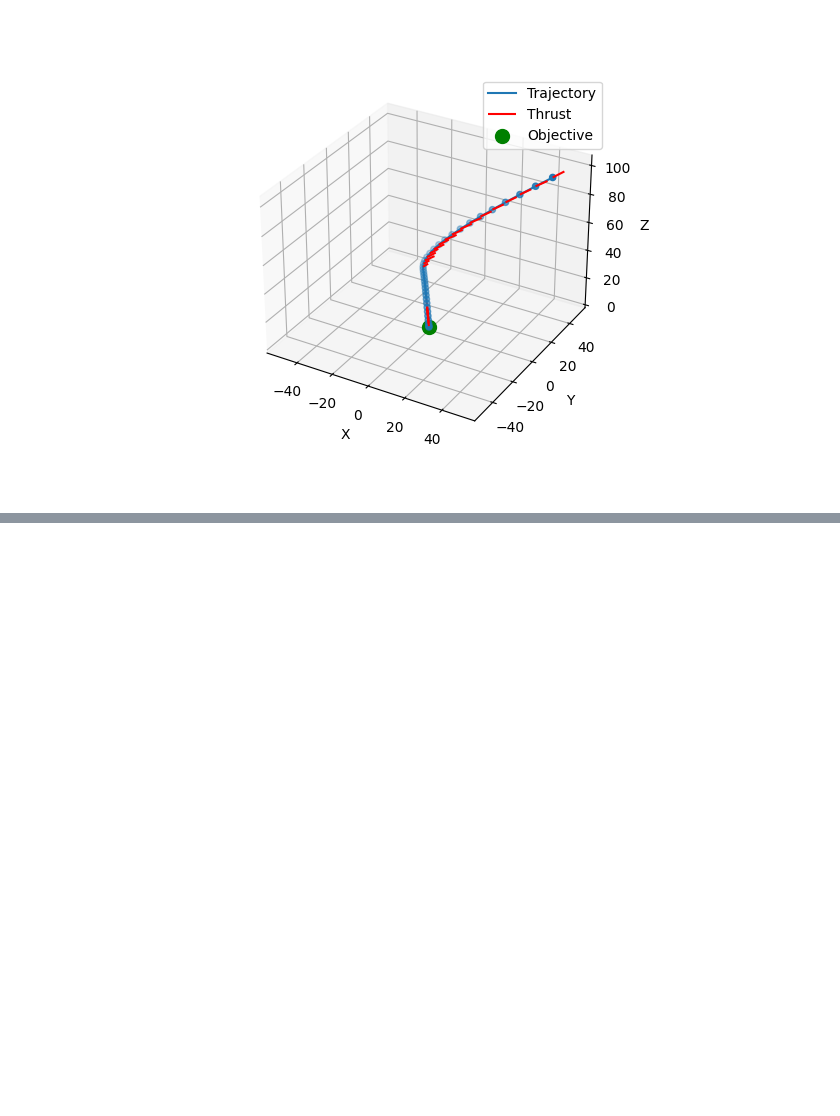
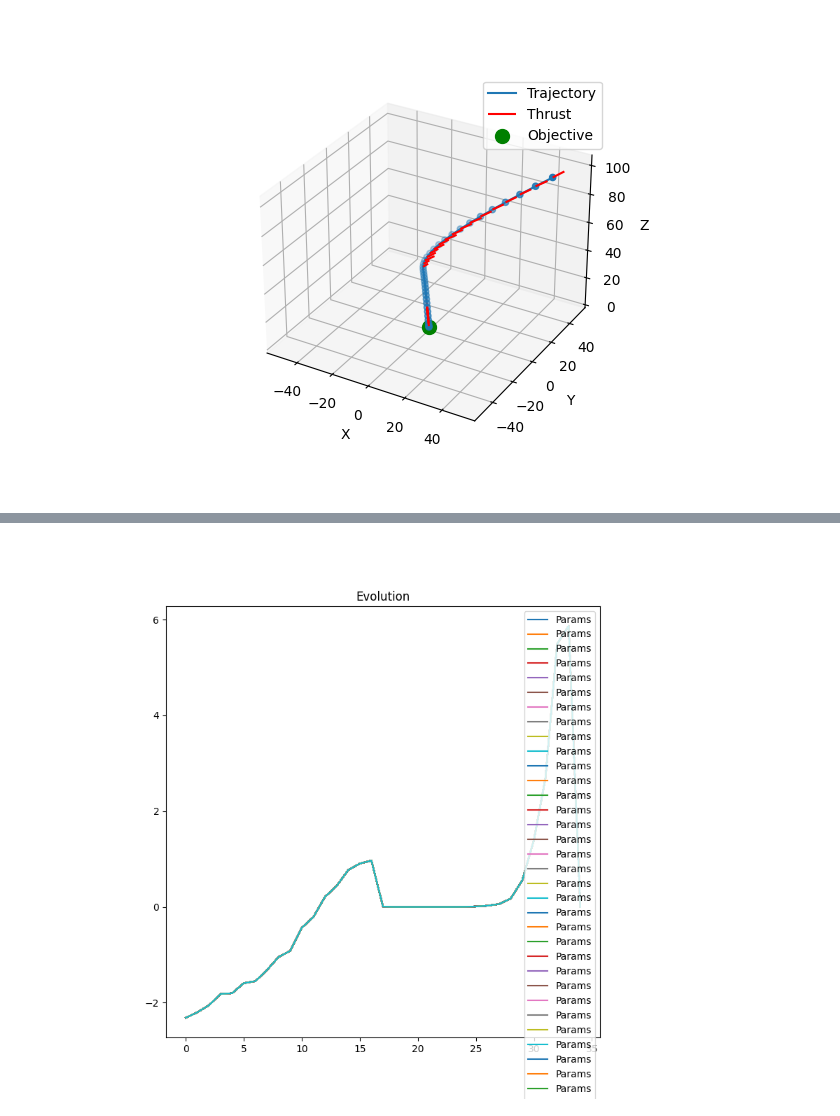
Before and after one commit to dani2442/ConcursoModelizacion2023, a Jupyter notebook: notebooks/solucion_1_gradient_descent.ipynb, the cells around one changed output, grey strips where cells are left out. Cells and saved outputs as stored; diff of their text form; code cells hidden in the pictures; blank space fills up the shorter version.

```diff
--- a/notebooks/solucion_1_gradient_descent.ipynb
+++ b/notebooks/solucion_1_gradient_descent.ipynb
@@ -61,0 +101,2 @@ d_loss(f, p, v)
+# %%
+params_np = np.array(params)
@@ -61,0 +112,10 @@ d_loss(f, p, v)
+# %%
+fig, ax = plt.subplots(figsize=(8, 8))
+ax.plot(params_np[:,:,1].transpose((1,0)), label='Params')
+ax.set_title('Evolution')
+
+ax.legend()
+plt.savefig("images/loss_v3.pdf", format="pdf", bbox_inches="tight")
+plt.show()
+# %% [output]
+[figure, added]
```
Also changed, not shown: parts of 11 cells of this notebook, 25 other files.
